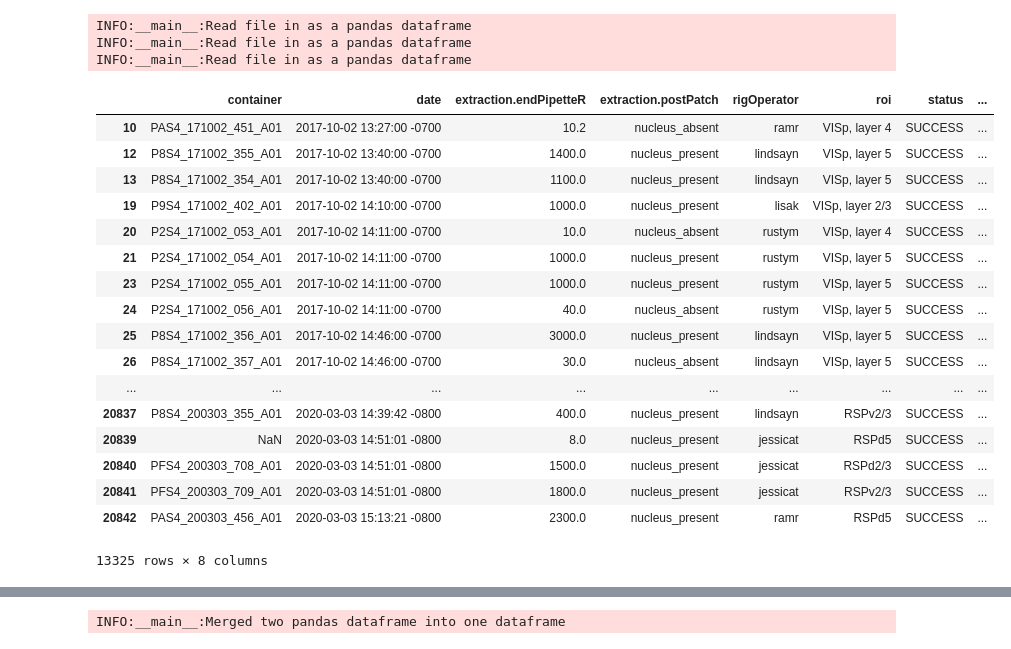
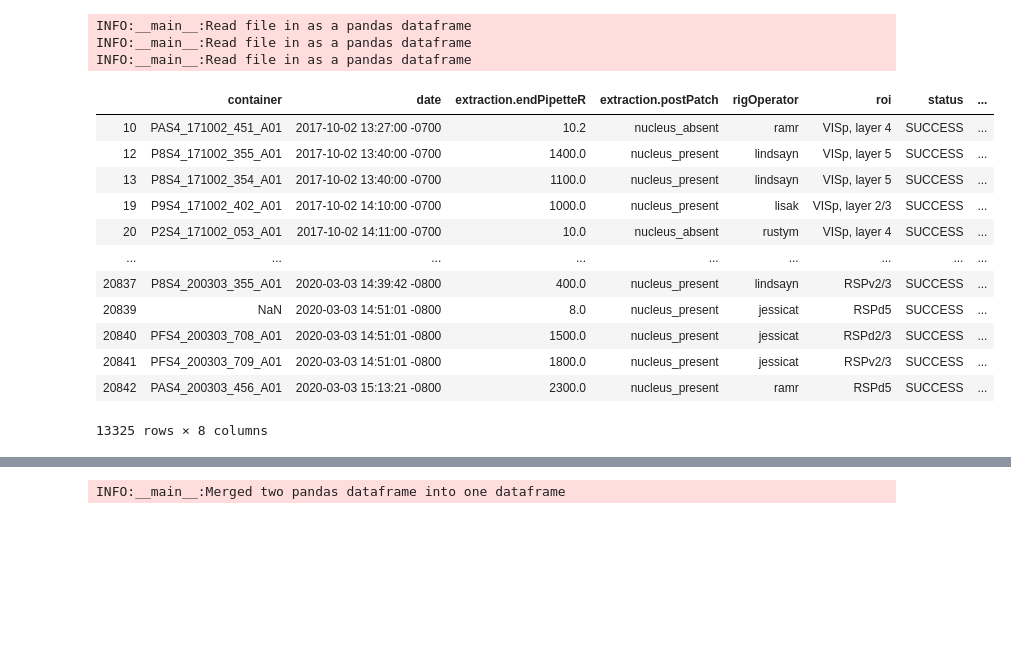
Before and after one commit to ramr24/Personal, a Jupyter notebook: analysis_scripts/mephys_final_home.ipynb, the cells around one changed output, grey strips where cells are left out. Drawn from its saved outputs; the diff is of its cells as text; code cells hidden in the pictures; blank space fills up the shorter version.

```diff
--- a/analysis_scripts/mephys_final_home.ipynb
+++ b/analysis_scripts/mephys_final_home.ipynb
@@ -167,19 +171,13 @@ INFO:__main__:Read file in as a pandas dataframe
 INFO:__main__:Read file in as a pandas dataframe
 # %%
 jem = filter_df(jem, "status", "SUCCESS")
-jem
 # %% [output]
 |  | container | date | extraction.endPipetteR | extraction.postPatch | rigOperator | roi | status | ... |
 | 10 | PAS4_171002_451_A01 | 2017-10-02 13:27:00 -0700 | 10.2 | nucleus_absent | ramr | VISp, layer 4 | SUCCESS | ... |
 | 12 | P8S4_171002_355_A01 | 2017-10-02 13:40:00 -0700 | 1400.0 | nucleus_present | lindsayn | VISp, layer 5 | SUCCESS | ... |
 | 13 | P8S4_171002_354_A01 | 2017-10-02 13:40:00 -0700 | 1100.0 | nucleus_present | lindsayn | VISp, layer 5 | SUCCESS | ... |
 | 19 | P9S4_171002_402_A01 | 2017-10-02 14:10:00 -0700 | 1000.0 | nucleus_present | lisak | VISp, layer 2/3 | SUCCESS | ... |
 | 20 | P2S4_171002_053_A01 | 2017-10-02 14:11:00 -0700 | 10.0 | nucleus_absent | rustym | VISp, layer 4 | SUCCESS | ... |
-| 21 | P2S4_171002_054_A01 | 2017-10-02 14:11:00 -0700 | 1000.0 | nucleus_present | rustym | VISp, layer 5 | SUCCESS | ... |
-| 23 | P2S4_171002_055_A01 | 2017-10-02 14:11:00 -0700 | 1000.0 | nucleus_present | rustym | VISp, layer 5 | SUCCESS | ... |
-| 24 | P2S4_171002_056_A01 | 2017-10-02 14:11:00 -0700 | 40.0 | nucleus_absent | rustym | VISp, layer 5 | SUCCESS | ... |
-| 25 | P8S4_171002_356_A01 | 2017-10-02 14:46:00 -0700 | 3000.0 | nucleus_present | lindsayn | VISp, layer 5 | SUCCESS | ... |
-| 26 | P8S4_171002_357_A01 | 2017-10-02 14:46:00 -0700 | 30.0 | nucleus_absent | lindsayn | VISp, layer 5 | SUCCESS | ... |
 | ... | ... | ... | ... | ... | ... | ... | ... | ... |
 | 20837 | P8S4_200303_355_A01 | 2020-03-03 14:39:42 -0800 | 400.0 | nucleus_present | lindsayn | RSPv2/3 | SUCCESS | ... |
 | 20839 | NaN | 2020-03-03 14:51:01 -0800 | 8.0 | nucleus_present | jessicat | RSPd5 | SUCCESS | ... |
```
Also changed, not shown: parts of 12 cells of this notebook, 1 other file.
